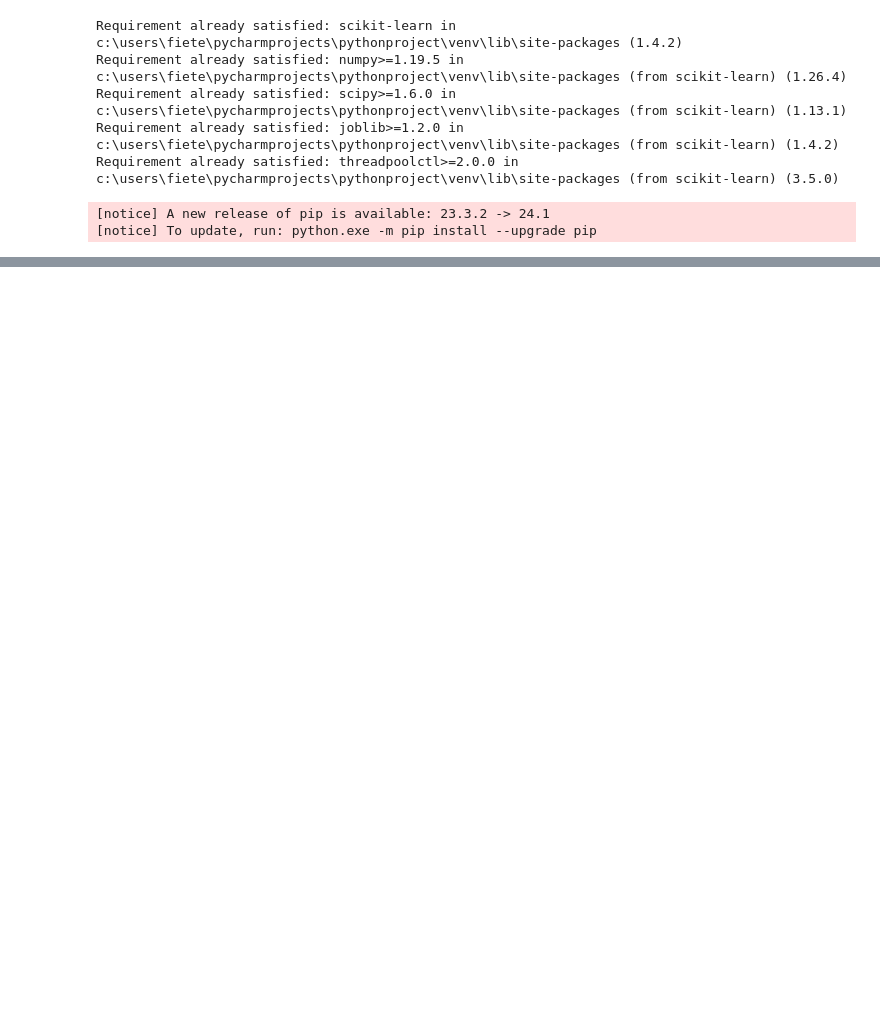
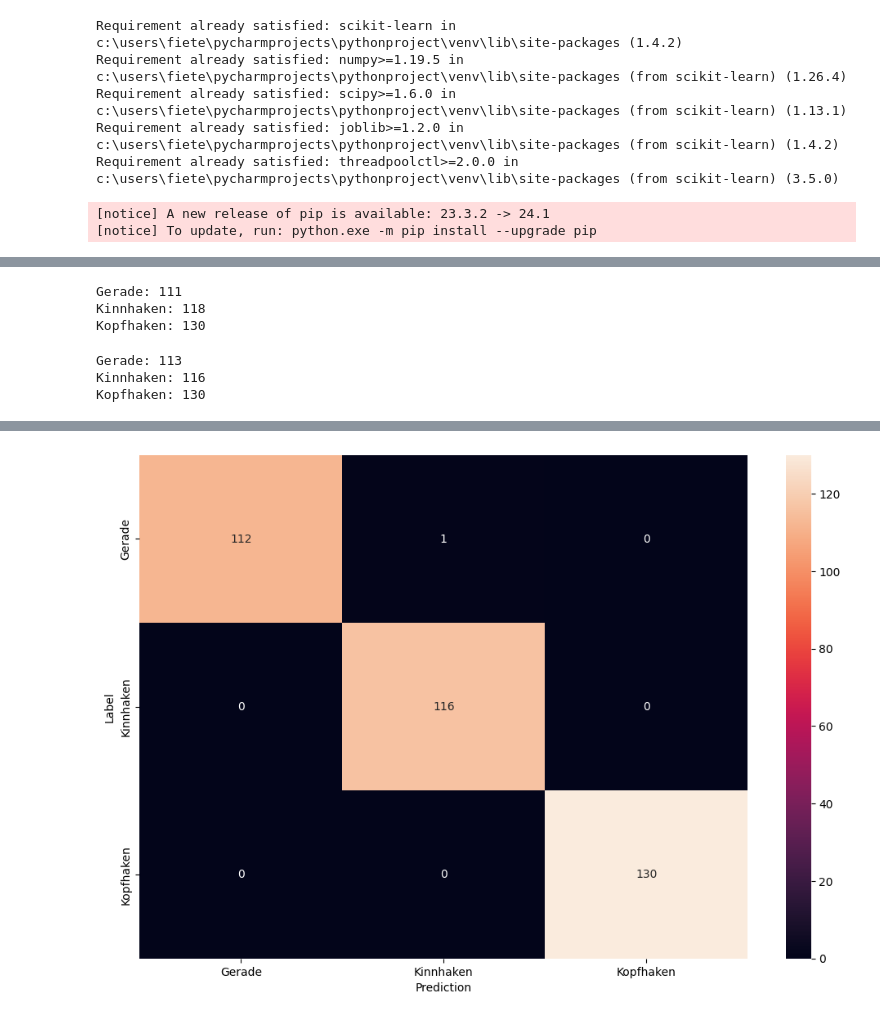
Before and after one commit to lalul335/Boxschlag-Klassifikation, a Jupyter notebook: neuronalesnetz_rnn.ipynb, the cells around one changed output, grey strips where cells are left out. Saved outputs shown, nothing was run; the diff lists cells and outputs as text; code cells hidden in the pictures; blank space fills up the shorter version.

```diff
--- a/neuronalesnetz_rnn.ipynb
+++ b/neuronalesnetz_rnn.ipynb
@@ -356,0 +414,2 @@ model.
+# %%
+_df_list = pd.DataFrame({'idx': range(len(_df_new)), 'dfs': _df_new})['dfs'].values.tolist()
@@ -356,0 +432,16 @@ model.
+# %%
+_x_train,_y_train = [],[]
+
+for df in _df_list:
+    _y_train.append(df["label"].iloc[0])
+    _x_train.append(df.drop(columns=["timestamp", "label"]).values)
+
+_x_train = np.array(_x_train)
+_y_train = np.array(_y_train)
+
+_label = ['Gerade', 'Kinnhaken', 'Kopfhaken']
+category_to_num = {element: num for num, element in enumerate(_label)}
+numerical_data = np.vectorize(category_to_num.get)(_y_train)
+
+
+_y_train  = np.array(numerical_data)
@@ -356,0 +461,35 @@ model.
+# %%
+num_to_category = {0: 'Gerade', 1: 'Kinnhaken', 2: 'Kopfhaken'}
+
+predicted_classes = np.argmax(dings, axis=1)
+
+class_counts = np.bincount(predicted_classes)
+
+for i, count in enumerate(class_counts):
+    print(f"{num_to_category[i]}: {count}")
+# %% [output]
+Gerade: 111
+Kinnhaken: 118
+Kopfhaken: 130
+# %%
+num_to_category = {0: 'Gerade', 1: 'Kinnhaken', 2: 'Kopfhaken'}
+
+class_counts = np.bincount(_y_train)
+
+for i, count in enumerate(class_counts):
+    print(f"{num_to_category[i]}: {count}")
+# %% [output]
+Gerade: 113
+Kinnhaken: 116
+Kopfhaken: 130
+# %%
+yoyo = model.predict(x=_x_train)
+_y_predicted = np.argmax(yoyo, axis=1)
+_confusion_matrix = tf.math.confusion_matrix(labels=_y_train, predictions=_y_predicted)
+fig = plt.figure()
+fig.set_size_inches(12, 8)
+sns.heatmap(_confusion_matrix, xticklabels=CLASSES, yticklabels=CLASSES, annot=True, fmt='g')
+plt.xlabel('Prediction')
+plt.ylabel('Label')
+plt.show()
+# %% [output]
@@ -356,0 +497 @@ model.
+[figure, added]
```
Also changed, not shown: parts of 32 cells of this notebook, 9 other files.
